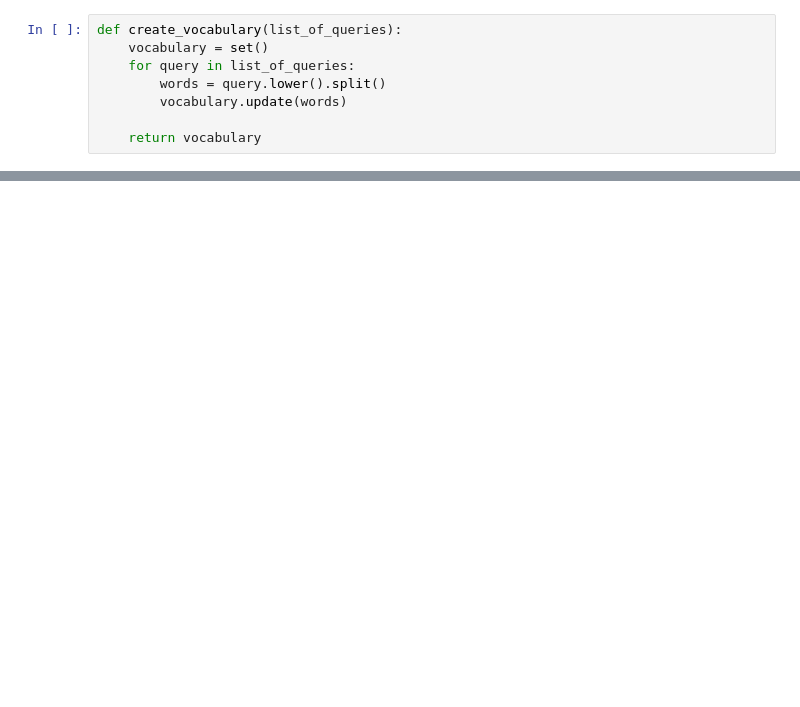
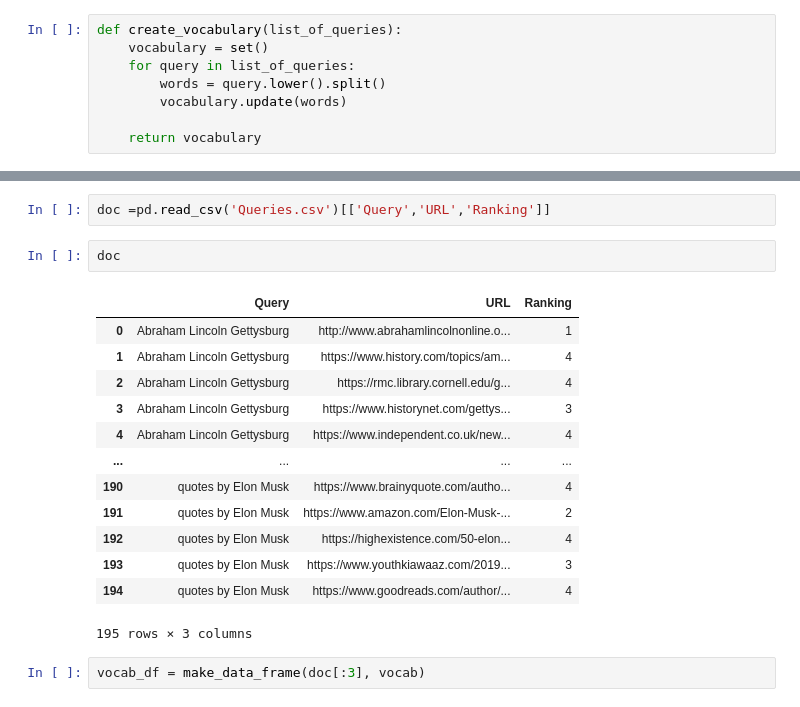
Before and after one commit to VaishnaviHire/Quote-Retrieval, a Jupyter notebook: Baseline model.ipynb, the cells around one changed output, grey strips where cells are left out. Drawn from its saved outputs; the diff is of its cells as text; blank space fills up the shorter version.

```diff
--- a/Baseline model.ipynb
+++ b/Baseline model.ipynb
@@ -67,0 +135,20 @@ def create_vocabulary(list_of_queries):
+# %%
+doc =pd.read_csv('Queries.csv')[['Query','URL','Ranking']]
+# %%
+doc
+# %% [output]
+|  | Query | URL | Ranking |
+| 0 | Abraham Lincoln Gettysburg | http://www.abrahamlincolnonline.o... | 1 |
+| 1 | Abraham Lincoln Gettysburg | https://www.history.com/topics/am... | 4 |
+| 2 | Abraham Lincoln Gettysburg | https://rmc.library.cornell.edu/g... | 4 |
+| 3 | Abraham Lincoln Gettysburg | https://www.historynet.com/gettys... | 3 |
+| 4 | Abraham Lincoln Gettysburg | https://www.independent.co.uk/new... | 4 |
+| ... | ... | ... | ... |
+| 190 | quotes by Elon Musk | https://www.brainyquote.com/autho... | 4 |
+| 191 | quotes by Elon Musk | https://www.amazon.com/Elon-Musk-... | 2 |
+| 192 | quotes by Elon Musk | https://highexistence.com/50-elon... | 4 |
+| 193 | quotes by Elon Musk | https://www.youthkiawaaz.com/2019... | 3 |
+| 194 | quotes by Elon Musk | https://www.goodreads.com/author/... | 4 |
+195 rows × 3 columns
+# %%
+vocab_df = make_data_frame(doc[:3], vocab)
```
Also changed, not shown: parts of 17 cells of this notebook.
